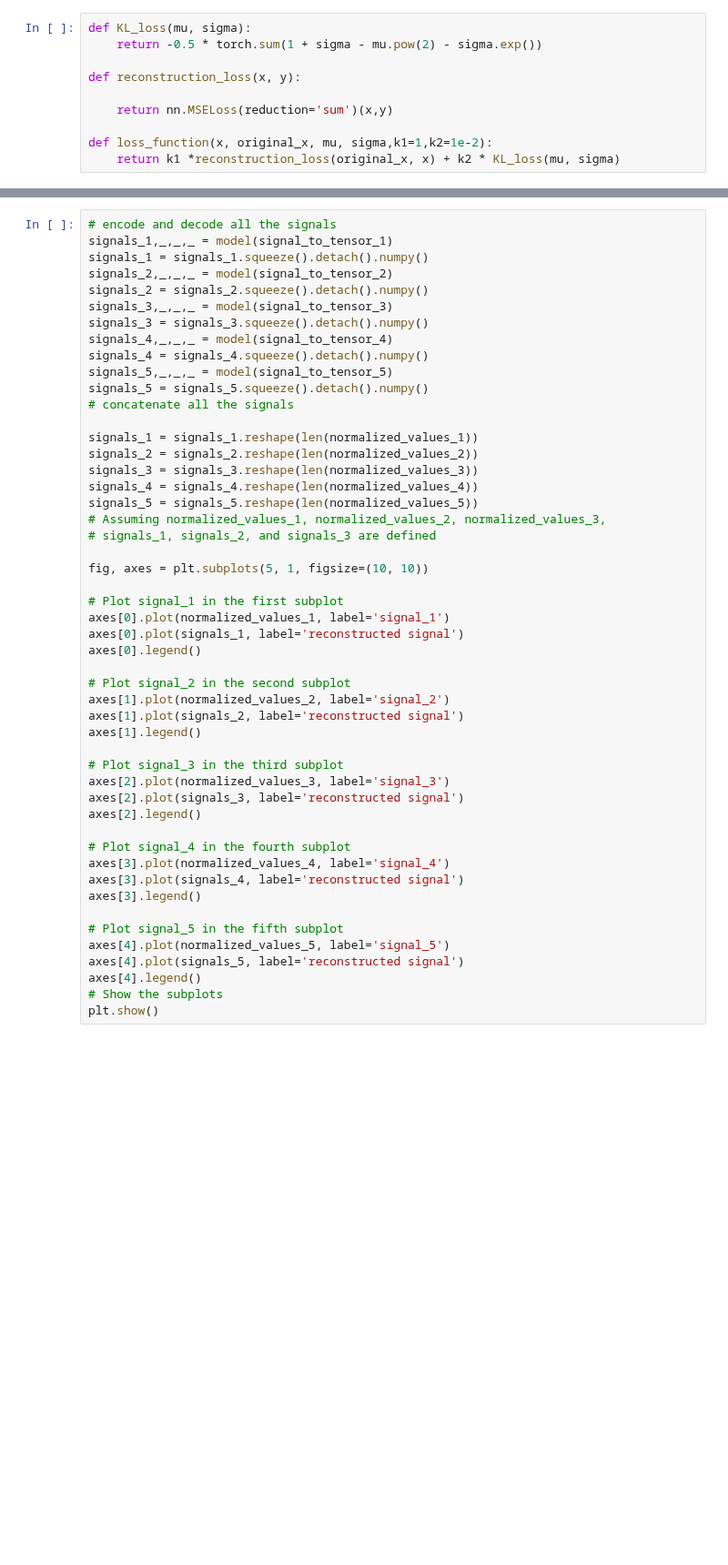
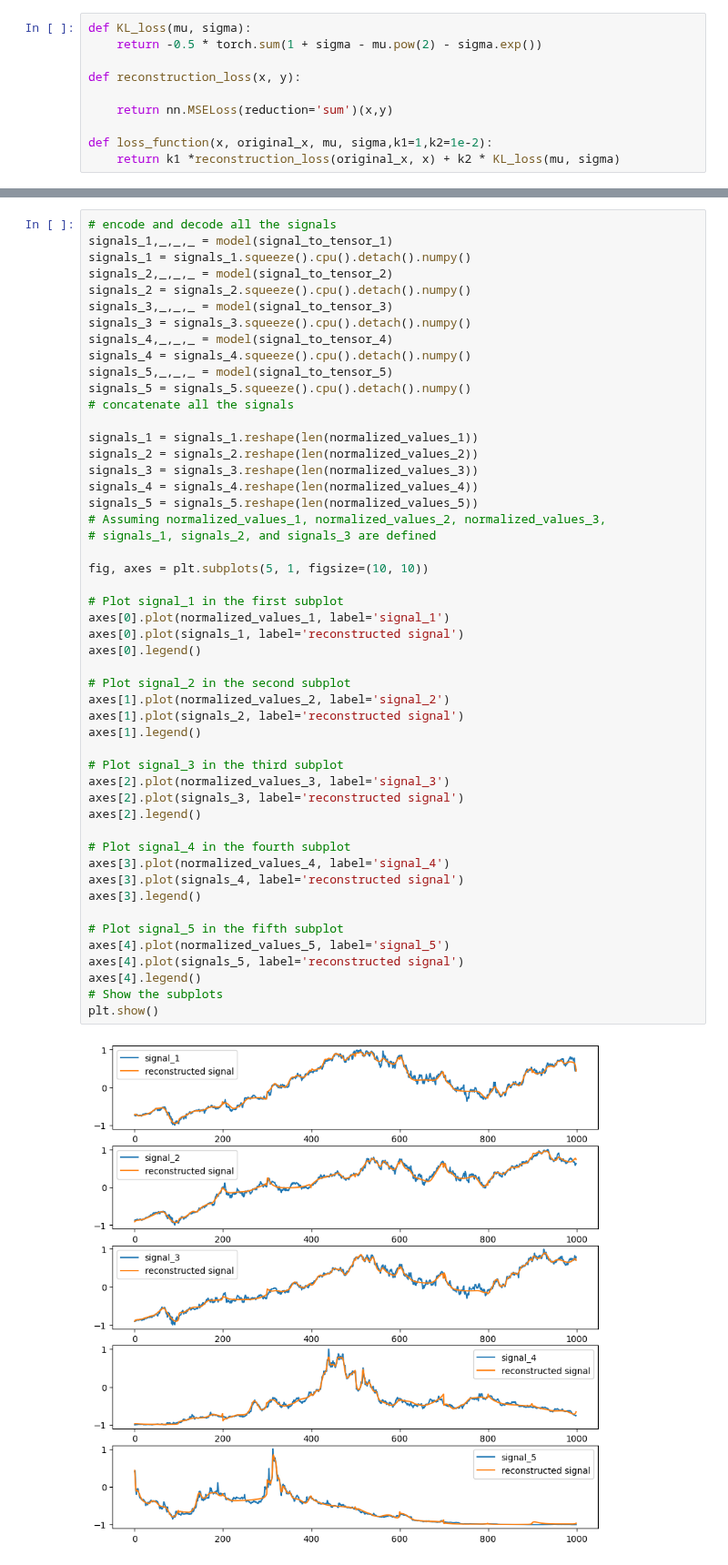
Before and after one commit to MaximeSzymanski/StocksClusteringVAE, a Jupyter notebook: VAE_stocks.ipynb, the cells around one changed output, grey strips where cells are left out. Shown at 91% size. Drawn from its saved outputs; the diff is of its cells as text; blank space fills up the shorter version.

```diff
--- a/VAE_stocks.ipynb
+++ b/VAE_stocks.ipynb
@@ -419,15 +496,15 @@ plt.show()
 # %%
 # encode and decode all the signals
 signals_1,_,_,_ = model(signal_to_tensor_1)
-signals_1 = signals_1.squeeze().detach().numpy()
+signals_1 = signals_1.squeeze().cpu().detach().numpy()
 signals_2,_,_,_ = model(signal_to_tensor_2)
-signals_2 = signals_2.squeeze().detach().numpy()
+signals_2 = signals_2.squeeze().cpu().detach().numpy()
 signals_3,_,_,_ = model(signal_to_tensor_3)
-signals_3 = signals_3.squeeze().detach().numpy()
+signals_3 = signals_3.squeeze().cpu().detach().numpy()
 signals_4,_,_,_ = model(signal_to_tensor_4)
-signals_4 = signals_4.squeeze().detach().numpy()
+signals_4 = signals_4.squeeze().cpu().detach().numpy()
 signals_5,_,_,_ = model(signal_to_tensor_5)
-signals_5 = signals_5.squeeze().detach().numpy()
+signals_5 = signals_5.squeeze().cpu().detach().numpy()
 # concatenate all the signals
 
 signals_1 = signals_1.reshape(len(normalized_values_1))
@@ -439,33 +516,35 @@ signals_5 = signals_5.reshape(len(normalized_values_5))
 # signals_1, signals_2, and signals_3 are defined
 
 fig, axes = plt.subplots(5, 1, figsize=(10, 10))
 
 # Plot signal_1 in the first subplot
 axes[0].plot(normalized_values_1, label='signal_1')
 axes[0].plot(signals_1, label='reconstructed signal')
 axes[0].legend()
 
 # Plot signal_2 in the second subplot
 axes[1].plot(normalized_values_2, label='signal_2')
 axes[1].plot(signals_2, label='reconstructed signal')
 axes[1].legend()
 
 # Plot signal_3 in the third subplot
 axes[2].plot(normalized_values_3, label='signal_3')
 axes[2].plot(signals_3, label='reconstructed signal')
 axes[2].legend()
 
 # Plot signal_4 in the fourth subplot
 axes[3].plot(normalized_values_4, label='signal_4')
 axes[3].plot(signals_4, label='reconstructed signal')
 axes[3].legend()
 
 # Plot signal_5 in the fifth subplot
 axes[4].plot(normalized_values_5, label='signal_5')
 axes[4].plot(signals_5, label='reconstructed signal')
 axes[4].legend()
 # Show the subplots
 plt.show()
+# %% [output]
+[figure, added]
 # %%
 # apply PCA on the latent space
 from sklearn.decomposition import PCA
```
Also changed, not shown: parts of 15 cells of this notebook.
